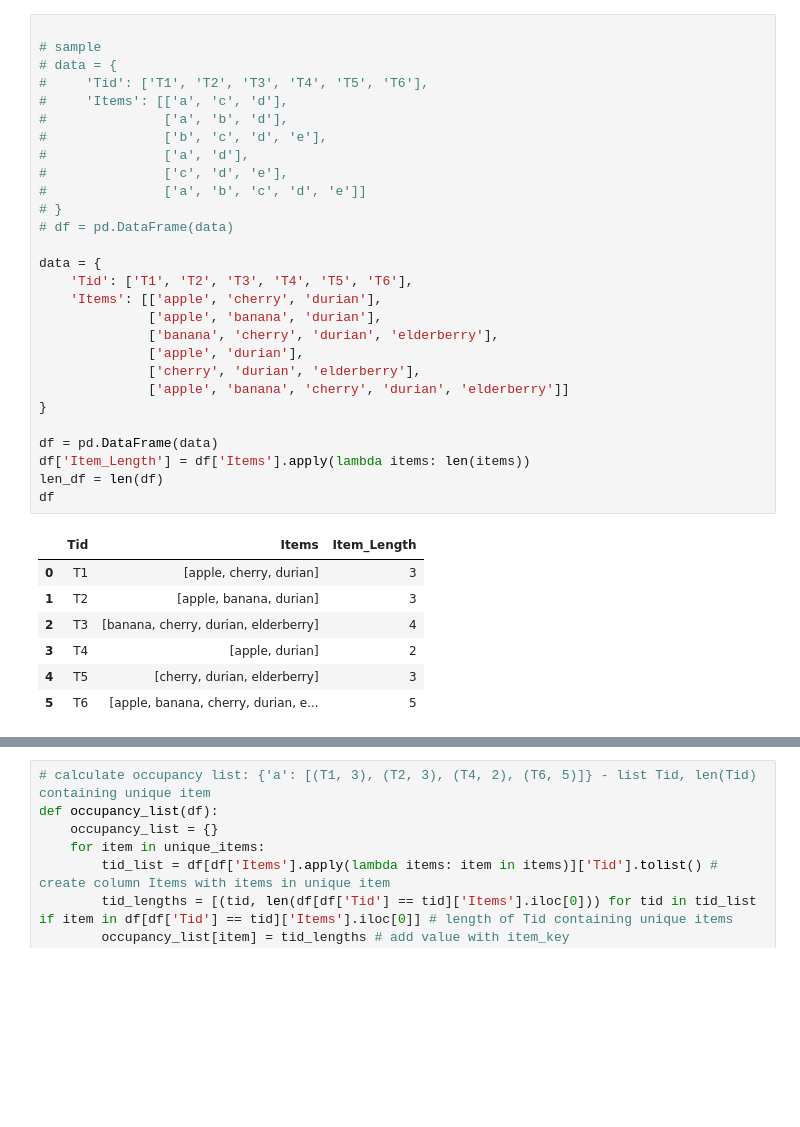
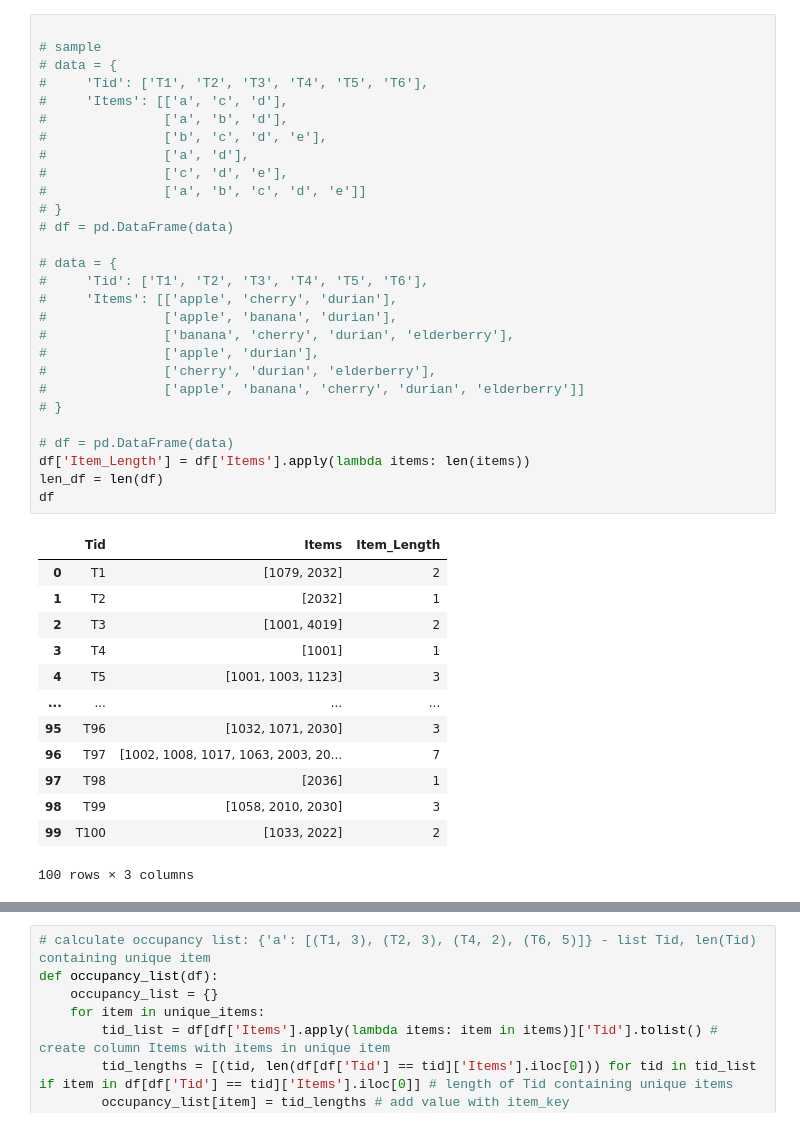
Before and after one commit to thaitrann/High-Occupancy-Itemset, a Jupyter notebook: code/HEP.ipynb, the cells around one changed output, grey strips where cells are left out. Drawn from its saved outputs; the diff is of its cells as text; blank space fills up the shorter version.

```diff
--- a/code/HEP.ipynb
+++ b/code/HEP.ipynb
@@ -8,39 +24,45 @@ import time
 # %%
 
 # sample
 # data = {
 #     'Tid': ['T1', 'T2', 'T3', 'T4', 'T5', 'T6'],
 #     'Items': [['a', 'c', 'd'],
 #               ['a', 'b', 'd'],
 #               ['b', 'c', 'd', 'e'],
 #               ['a', 'd'],
 #               ['c', 'd', 'e'],
 #               ['a', 'b', 'c', 'd', 'e']]
 # }
 # df = pd.DataFrame(data)
 
-data = {
-    'Tid': ['T1', 'T2', 'T3', 'T4', 'T5', 'T6'],
-    'Items': [['apple', 'cherry', 'durian'],
-              ['apple', 'banana', 'durian'],
-              ['banana', 'cherry', 'durian', 'elderberry'],
-              ['apple', 'durian'],
-              ['cherry', 'durian', 'elderberry'],
-              ['apple', 'banana', 'cherry', 'durian', 'elderberry']]
-}
+# data = {
+#     'Tid': ['T1', 'T2', 'T3', 'T4', 'T5', 'T6'],
+#     'Items': [['apple', 'cherry', 'durian'],
+#               ['apple', 'banana', 'durian'],
+#               ['banana', 'cherry', 'durian', 'elderberry'],
+#               ['apple', 'durian'],
+#               ['cherry', 'durian', 'elderberry'],
+#               ['apple', 'banana', 'cherry', 'durian', 'elderberry']]
+# }
 
-df = pd.DataFrame(data)
+# df = pd.DataFrame(data)
 df['Item_Length'] = df['Items'].apply(lambda items: len(items))
 len_df = len(df)
 df
 # %% [output]
 |  | Tid | Items | Item_Length |
-| 0 | T1 | [apple, cherry, durian] | 3 |
-| 1 | T2 | [apple, banana, durian] | 3 |
-| 2 | T3 | [banana, cherry, durian, elderberry] | 4 |
-| 3 | T4 | [apple, durian] | 2 |
-| 4 | T5 | [cherry, durian, elderberry] | 3 |
-| 5 | T6 | [apple, banana, cherry, durian, e... | 5 |
+| 0 | T1 | [1079, 2032] | 2 |
+| 1 | T2 | [2032] | 1 |
+| 2 | T3 | [1001, 4019] | 2 |
+| 3 | T4 | [1001] | 1 |
+| 4 | T5 | [1001, 1003, 1123] | 3 |
+| ... | ... | ... | ... |
+| 95 | T96 | [1032, 1071, 2030] | 3 |
+| 96 | T97 | [1002, 1008, 1017, 1063, 2003, 20... | 7 |
+| 97 | T98 | [2036] | 1 |
+| 98 | T99 | [1058, 2010, 2030] | 3 |
+| 99 | T100 | [1033, 2022] | 2 |
+100 rows × 3 columns
 # %%
 unique_items = sorted(df['Items'].explode().unique()) # get unique item => save to list
 unique_items
```
Also changed, not shown: parts of 10 cells of this notebook, 6 other files.
